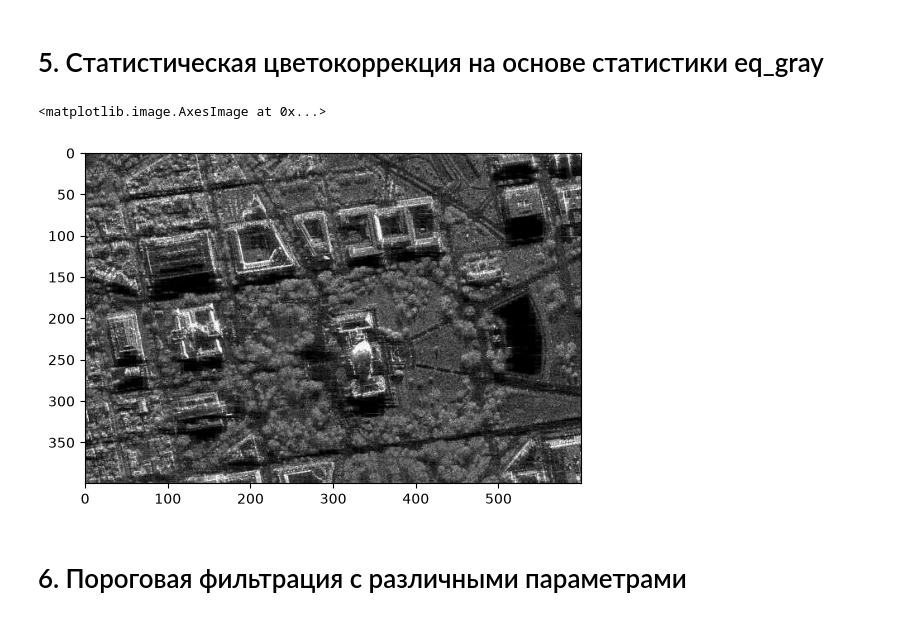
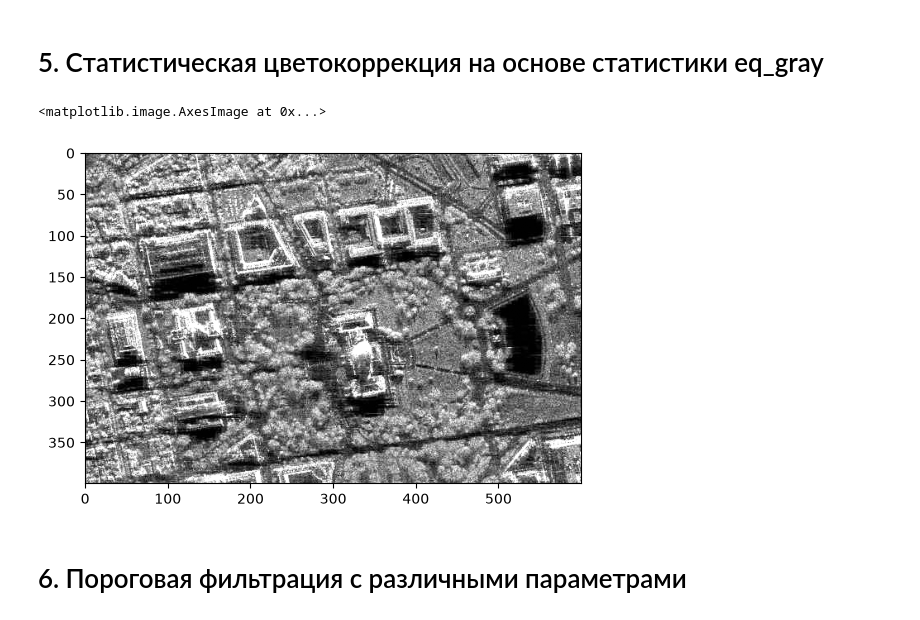
Before and after one commit to Daemos17/Image_Processing, a Jupyter notebook: Task 1/Solution1.ipynb, the cells around one changed output. Drawn from its saved outputs; the diff is of its cells as text; code cells hidden in the pictures.

```diff
--- a/Task 1/Solution1.ipynb
+++ b/Task 1/Solution1.ipynb
@@ -15,5 +15,5 @@ from skimage import io, color, exposure, filters, util
 # %% [markdown]
 <h1>1. Загрузка изображения</h1>
 # %%
-image = cv2.imread('sar_1_gray.jpg')
+image = cv2.imread('sar_1_gray.jpg',cv2.IMREAD_GRAYSCALE)
 # %%
@@ -73,34 +73,17 @@ MSE for gamma > 1(gamma = 2.0): 2383.7636375
 # %% [markdown]
 <h1>5. Cтатистическая цветокоррекция на основе статистики eq_gray</h1>
 # %%
-def color_correction_eq_gray(image):
-
-    img_float = image.astype(np.float32)
-
-    mean_b = np.mean(img_float[:, :, 0])
-    mean_g = np.mean(img_float[:, :, 1])
-    mean_r = np.mean(img_float[:, :, 2])
+eq_gray = cv2.equalizeHist(image)
+mean_src, std_src = image.mean(), image.std()
+mean_ref, std_ref = eq_gray.mean(), eq_gray.std()
+corrected_stat = (image.astype(np.float32) - mean_src) * (std_ref / std_src) + mean_ref
+corrected_stat = np.clip(corrected_stat, 0, 255).astype(np.uint8)
 
 
-    mean_gray = (mean_b + mean_g + mean_r) / 3.0
-
-    k_b = mean_gray / (mean_b + 1e-5)
-    k_g = mean_gray / (mean_g + 1e-5)
-    k_r = mean_gray / (mean_r + 1e-5)
-
-    img_float[:, :, 0] *= k_b
-    img_float[:, :, 1] *= k_g
-    img_float[:, :, 2] *= k_r
-
-    img_corrected = np.clip(img_float, 0, 255)
-
-    return img_corrected.astype(np.uint8)
-
-result = color_correction_eq_gray(image)
-plt.imshow(result)
+plt.imshow(corrected_stat, cmap='gray')
 # %% [output]
 <matplotlib.image.AxesImage at 0x...>
-[figure, old version]
+[figure, new version]
 # %% [markdown]
 <h1>6. Пороговая фильтрация с различными параметрами</h1>
 # %%
```
Also changed, not shown: parts of 5 cells of this notebook.
